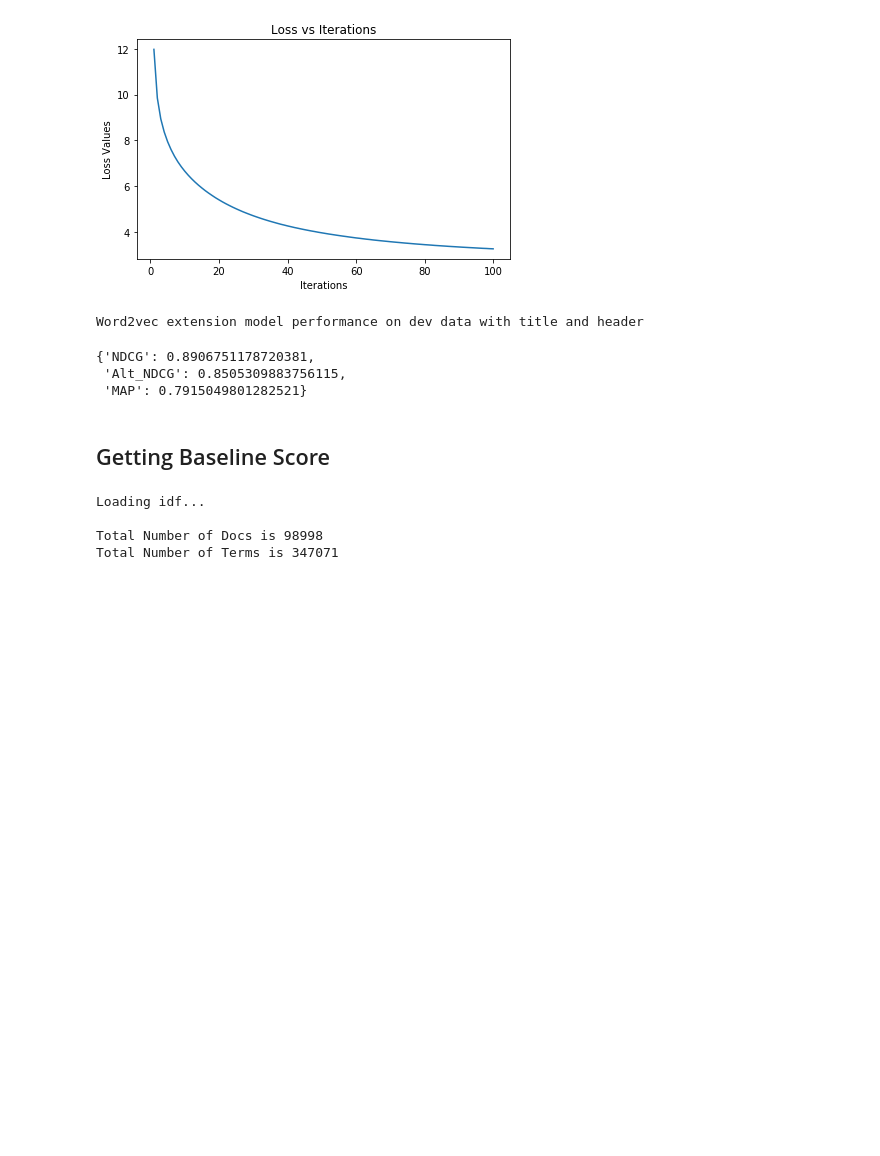
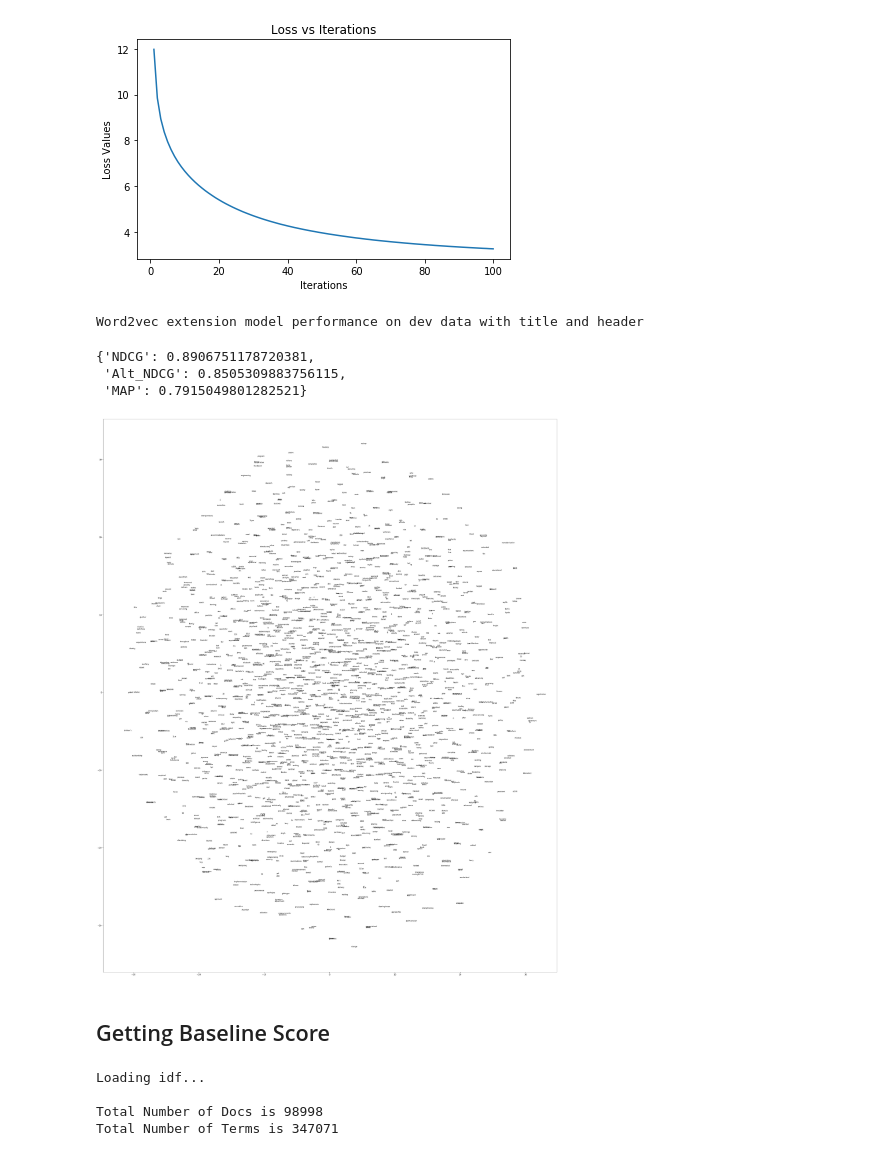
Before and after one commit to ayushgs/Retrieval_ReRanking_CS224U, a Jupyter notebook: project_code.ipynb, the cells around one changed output. Cells and saved outputs as stored; diff of their text form; code cells hidden in the pictures; blank space fills up the shorter version.

Commit message:
Added t-sne visualization

```diff
--- a/project_code.ipynb
+++ b/project_code.ipynb
@@ -1138,6 +1138,15 @@ Word2vec extension model performance on dev data with title and header
 {'NDCG': 0.8906751178720381,
  'Alt_NDCG': 0.8505309883756115,
  'MAP': 0.7915049801282521}
+# %%
+#tsne visualization
+import pandas as pd
+import vsm
+W_df = pd.DataFrame(word2vec_model.W.detach().numpy()).T
+W_df.set_index(pd.Series(list(word2vec_model.id_to_word)), inplace=True)
+vsm.tsne_viz(W_df)
+# %% [output]
+[figure, added]
 # %% [markdown]
 ## Getting Baseline Score
 # %%
```
